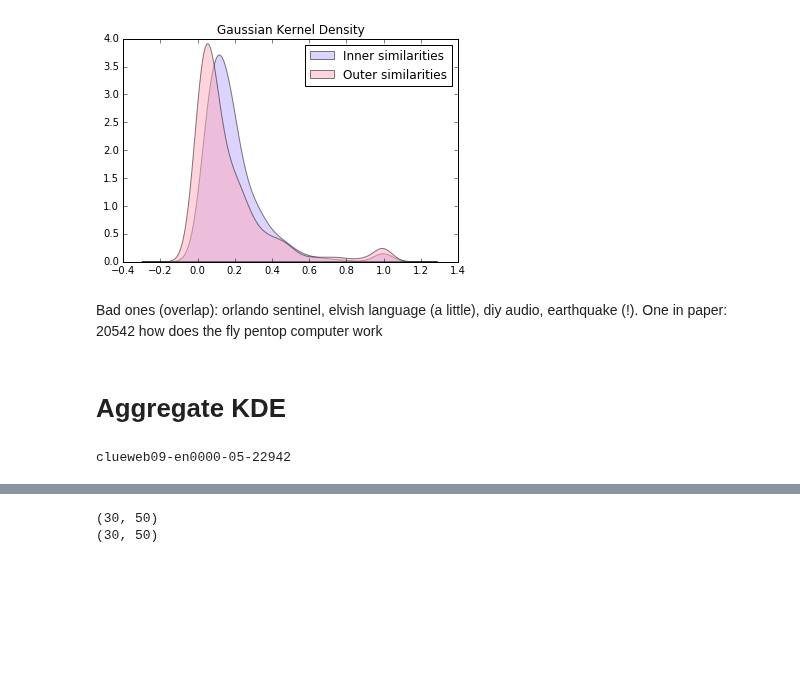
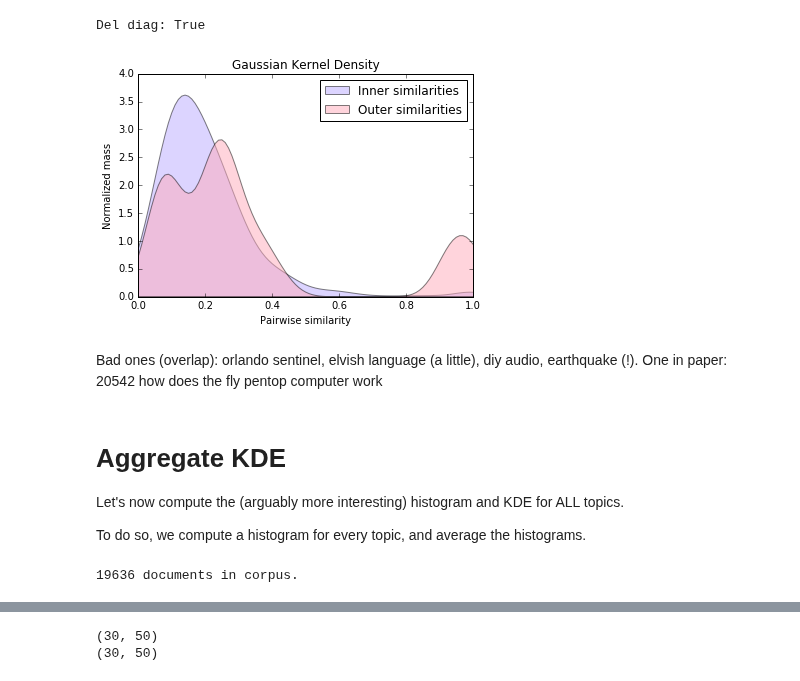
Before and after one commit to AndreiBarsan/crowd, a Jupyter notebook: notebooks/Intra-Topic Similarities.ipynb, the cells around one changed output, grey strips where cells are left out. Saved outputs shown, nothing was run; the diff lists cells and outputs as text; code cells hidden in the pictures; blank space fills up the shorter version.

Commit message:
Major work on intra-topic similarity notebook.

```diff
--- a/notebooks/Intra-Topic Similarities.ipynb
+++ b/notebooks/Intra-Topic Similarities.ipynb
@@ -37,3 +53,8 @@ def cosine_sims(topic_id):
+# %%
+# Load all the necessary data from its default location.
+id_topic_info = load_topic_metadata()
+judgements = read_useful_judgement_labels()
+ground_truth = read_ground_truth()
 # %%
 def count_votes(votes):
     relevant_votes = 0
@@ -70,3 +91,18 @@ def get_vote_results_from_map(judgements_by_doc_id):
             vote_non_relevant.add(doc_id)
 
     return vote_relevant, vote_non_relevant
+# %%
+def del_diag(x):
+    """Deletes the diagonal of the given square numpy matrix.
+
+    Doesn't pay much attention to the resulting order of the elements.
+    """
+    assert x.shape[0] == x.shape[1]
+    dim = x.shape[0]
+
+    lin = np.ravel(x.reshape(-1, 1))
+    diag_indices = np.arange(dim) * (dim + 1)
+#     print(lin[diag_indices])
+    lin = np.delete(lin, diag_indices)
+
+    return lin.reshape(dim - 1, -1)
@@ -73,75 +169,60 @@ def get_vote_results_from_map(judgements_by_doc_id):
 # %%
 from ipywidgets import interact, interactive, fixed
 import ipywidgets as widgets
 
 options={"[%s] %s (%d)" % (t.topic_id, t.query, t.document_count) : t.topic_id for t in id_topic_info.values()}
 
-def similarity_list(document_texts):
-    """Takes all the pairwise similarities between the given documents'
-    tf-idf representations, and returns them in a column vector."""
-    vectorizer = TfidfVectorizer(min_df=1)
-    return cosine_similarity(vectorizer.fit_transform(document_texts)).reshape(-1, 1)
 
-
-def kde(document_texts, **kw):
-    bandwidth = kw.get('bandwidth', 0.05)
-    similarities = similarity_list(document_texts)
-    return KernelDensity(kernel='gaussian', bandwidth=bandwidth).fit(similarities)
-
-
-def topic_rel(topic_id):
-    gt_rel, gt_non_rel = get_relevant(topic_id, test_data)
-    vote_rel, vote_non_rel = get_topic_vote_results(topic_id, judgements)
-    _, corpus = get_topic_files(FULLTEXT_FOLDER, topic_id)
-    rel_doc_texts = [text for doc_id, text in corpus
-                     if doc_id in gt_rel or doc_id in vote_rel]
-#                      if doc_id in vote_rel]
-    non_rel_doc_texts = [text for doc_id, text in corpus
-                         if doc_id in gt_non_rel or doc_id in vote_non_rel]
-#                          if doc_id in vote_non_relevant]
-    return rel_doc_texts, non_rel_doc_texts
-
-
-@interact(topic_id=options)
+@interact(topic_id=options) #, del_id=widgets.Checkbox())
 def topic_sim_kde(topic_id):
 #     gt_relevant, gt_non_relevant = get_relevant(topic_id, test_data)
 #     vote_relevant, vote_non_relevant = get_topic_vote_results(topic_id, judgements)
 #     _, corpus = get_topic_files(FULLTEXT_FOLDER, topic_id)
 
     rel_doc_texts, non_rel_doc_texts = topic_rel(topic_id)
 
+    # TODO(andrei): actually use this control!
+#     should_del_diag = del_id
+    print("Del diag: {0}".format(should_del_diag))
+
     bandwidth = 0.05
     X_plot = np.arange(-0.3, 1.3, 0.01).reshape(-1, 1)
-    #kde = KernelDensity(kernel='gaussian', bandwidth=bandwidth).fit(flat_sim)
-    #log_dens = kde.score_samples(X_plot)
 
     kde_inner = kde(rel_doc_texts, bandwidth=bandwidth)
     log_dens_inner = kde_inner.score_samples(X_plot)
     kde_outer = kde(non_rel_doc_texts, bandwidth=bandwidth)
     log_dens_outer = kde_outer.score_samples(X_plot)
 
     #plt.hist(flat_sim, bins=15, color="green", alpha=0.5, normed=True)
     #plt.fill(X_plot, np.exp(log_dens), fc='#AAAAFF', alpha=0.5)
     plt.title("Gaussian Kernel Density")
+    plt.xlabel("Pairwise similarity")
+    plt.ylabel("Normalized mass")
 
     plt.fill(X_plot, np.exp(log_dens_inner), fc='#BBAAFF', alpha=0.5, label="Inner similarities")
     plt.fill(X_plot, np.exp(log_dens_outer), fc='#FFAABB', alpha=0.5, label="Outer similarities")
     plt.legend()
+    plt.xlim((0.0, 1.0))
 # %% [output]
+Del diag: True
-[figure, old version]
+[figure, new version]
 # %% [markdown]
 Bad ones (overlap): orlando sentinel, elvish language (a little), diy audio, earthquake (!).
 One in paper: 20542 how does the fly pentop computer work
-# %% [markdown]
-# Aggregate KDE
+# %% [markdown]
+# Aggregate KDE
+
+Let's now compute the (arguably more interesting) histogram and KDE for ALL topics.
+
+To do so, we compute a histogram for every topic, and average the histograms.
 # %%
-gt_relevant, gt_non_relevant = get_all_relevant(test_data)
+gt_relevant, gt_non_relevant = get_known_labels(ground_truth)
 vote_relevant, vote_non_relevant = get_all_vote_results(judgements)
 _, corpus = get_all_files(FULLTEXT_FOLDER)
-
-print(corpus[0][0])
-# %% [output]
-clueweb09-en0000-05-22942
+# %%
+print("{0} documents in corpus.".format(len(corpus)))
+# %% [output]
+19636 documents in corpus.
 # %%
 rel_doc_texts = [text for doc_id, text in corpus
                  if doc_id in gt_relevant or doc_id in vote_relevant]
```
Also changed, not shown: parts of 47 cells of this notebook, 2 other files.
